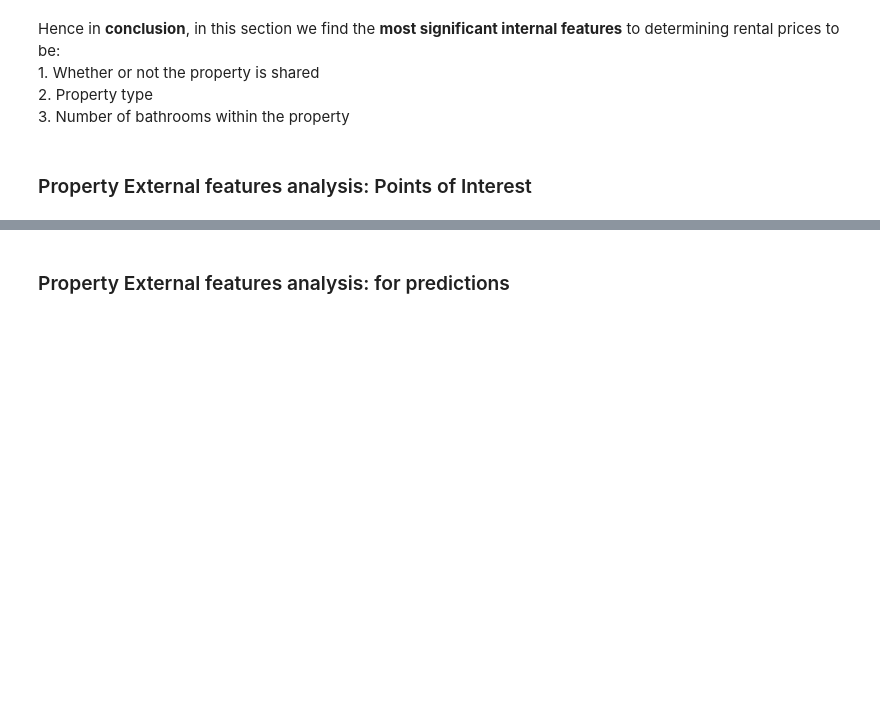
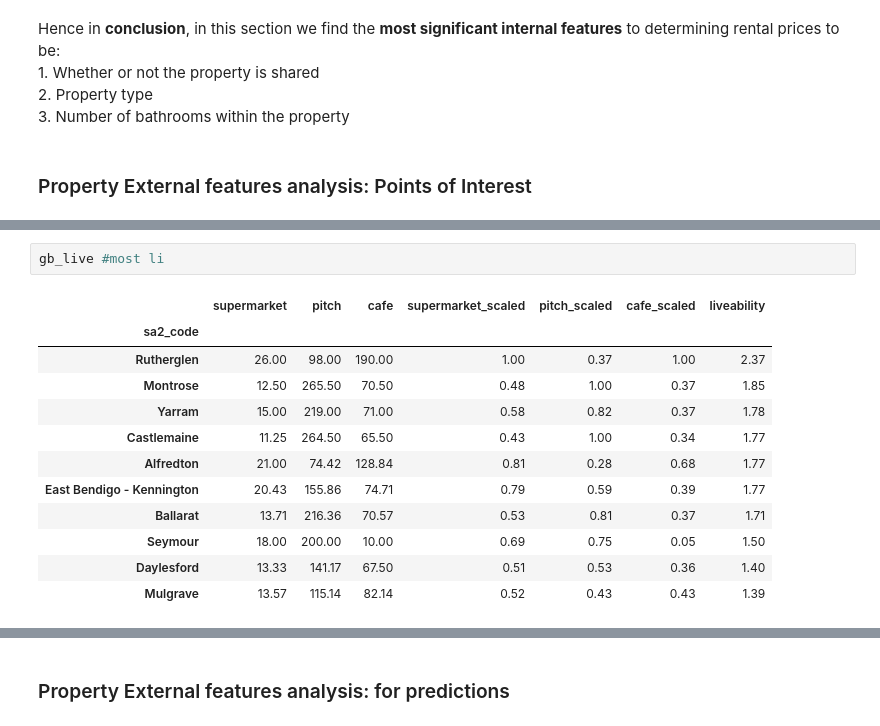
Before and after one commit to MAST30034-Applied-Data-Science/generic-real-estate-consulting-project-18, a Jupyter notebook: notebooks/Summary_notebook_final.ipynb, the cells around one changed output, grey strips where cells are left out. Saved outputs shown, nothing was run; the diff lists cells and outputs as text; blank space fills up the shorter version.

```diff
--- a/notebooks/Summary_notebook_final.ipynb
+++ b/notebooks/Summary_notebook_final.ipynb
@@ -102,0 +167,15 @@ Hence in **conclusion**, in this section we find the **most significant internal
+# %%
+gb_live #most li
+# %% [output]
+|  | supermarket | pitch | cafe | supermarket_scaled | pitch_scaled | cafe_scaled | liveability |
+| sa2_code |  |  |  |  |  |  |  |
+| Rutherglen | 26.00 | 98.00 | 190.00 | 1.00 | 0.37 | 1.00 | 2.37 |
+| Montrose | 12.50 | 265.50 | 70.50 | 0.48 | 1.00 | 0.37 | 1.85 |
+| Yarram | 15.00 | 219.00 | 71.00 | 0.58 | 0.82 | 0.37 | 1.78 |
+| Castlemaine | 11.25 | 264.50 | 65.50 | 0.43 | 1.00 | 0.34 | 1.77 |
+| Alfredton | 21.00 | 74.42 | 128.84 | 0.81 | 0.28 | 0.68 | 1.77 |
+| East Bendigo - Kennington | 20.43 | 155.86 | 74.71 | 0.79 | 0.59 | 0.39 | 1.77 |
+| Ballarat | 13.71 | 216.36 | 70.57 | 0.53 | 0.81 | 0.37 | 1.71 |
+| Seymour | 18.00 | 200.00 | 10.00 | 0.69 | 0.75 | 0.05 | 1.50 |
+| Daylesford | 13.33 | 141.17 | 67.50 | 0.51 | 0.53 | 0.36 | 1.40 |
+| Mulgrave | 13.57 | 115.14 | 82.14 | 0.52 | 0.43 | 0.43 | 1.39 |
```
Also changed, not shown: parts of 15 cells of this notebook, 2 other files.
